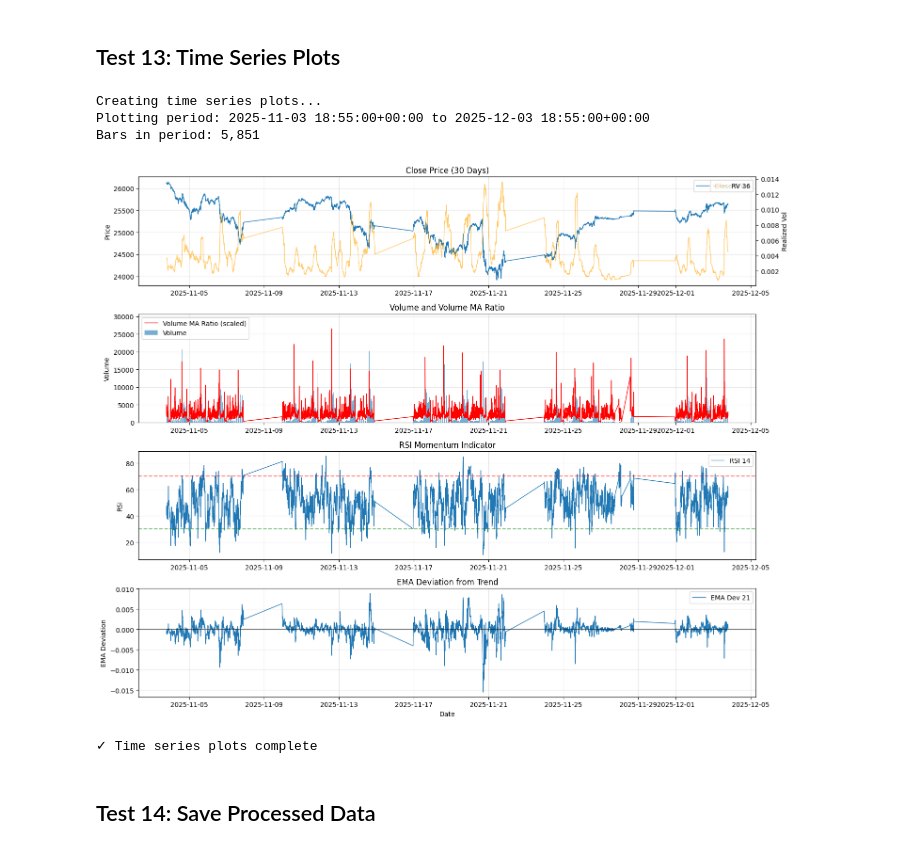
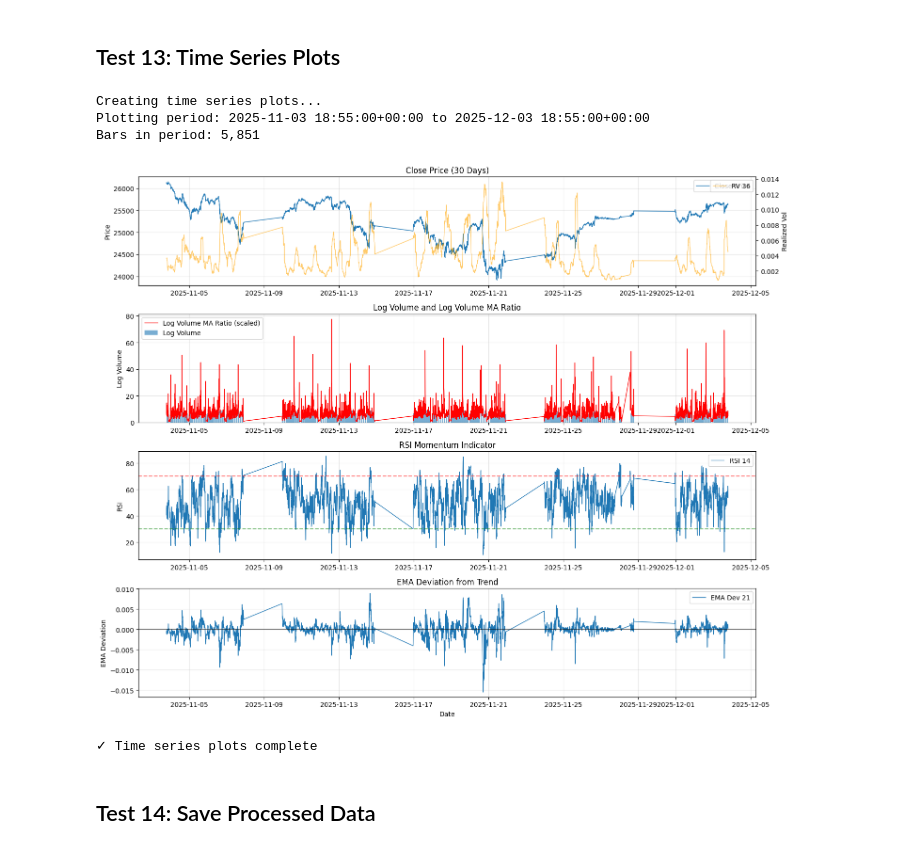
Before and after one commit to cjfortu/FuturesSL, a Jupyter notebook: notebooks/02_preprocessing.ipynb, the cells around one changed output. Saved outputs shown, nothing was run; the diff lists cells and outputs as text; code cells hidden in the pictures.

```diff
--- a/notebooks/02_preprocessing.ipynb
+++ b/notebooks/02_preprocessing.ipynb
@@ -455,44 +455,44 @@ ax1_twin.plot(df_recent.index, df_recent["rv_36"],
 ax1_twin.set_ylabel("Realized Vol", fontsize=10)
 ax1_twin.legend(loc="upper right")
 
-# Plot 2: Volume
-axes[1].bar(df_recent.index, df_recent["volume"],
-            width=0.003, alpha=0.6, label="Volume")
-axes[1].plot(df_recent.index, df_recent["volume_ma_ratio"] * df_recent["volume"].mean(),
-             label="Volume MA Ratio (scaled)", color="red", linewidth=1)
-axes[1].set_ylabel("Volume", fontsize=10)
-axes[1].set_title("Volume and Volume MA Ratio", fontsize=12)
+# Plot 2: Log Volume
+axes[1].bar(df_recent.index, df_recent["log_volume"],
+            width=0.003, alpha=0.6, label="Log Volume")
+axes[1].plot(df_recent.index, df_recent["volume_ma_ratio"] * df_recent["log_volume"].mean(),
+             label="Log Volume MA Ratio (scaled)", color="red", linewidth=1)
+axes[1].set_ylabel("Log Volume", fontsize=10)
+axes[1].set_title("Log Volume and Log Volume MA Ratio", fontsize=12)
 axes[1].legend()
 axes[1].grid(True, alpha=0.3)
 
 # Plot 3: Momentum indicators
 axes[2].plot(df_recent.index, df_recent["rsi_14"], label="RSI 14", linewidth=1)
 axes[2].axhline(70, color="red", linestyle="--", alpha=0.5)
 axes[2].axhline(30, color="green", linestyle="--", alpha=0.5)
 axes[2].set_ylabel("RSI", fontsize=10)
 axes[2].set_title("RSI Momentum Indicator", fontsize=12)
 axes[2].legend()
 axes[2].grid(True, alpha=0.3)
 
 # Plot 4: Trend indicators
 axes[3].plot(df_recent.index, df_recent["ema_dev_21"],
              label="EMA Dev 21", linewidth=1)
 axes[3].axhline(0, color="black", linestyle="-", alpha=0.5)
 axes[3].set_ylabel("EMA Deviation", fontsize=10)
 axes[3].set_title("EMA Deviation from Trend", fontsize=12)
 axes[3].set_xlabel("Date", fontsize=10)
 axes[3].legend()
 axes[3].grid(True, alpha=0.3)
 
 plt.tight_layout()
 plt.show()
 
 print("✓ Time series plots complete")
 # %% [output]
 Creating time series plots...
 Plotting period: 2025-11-03 18:55:00+00:00 to 2025-12-03 18:55:00+00:00
 Bars in period: 5,851
-[figure, old version]
+[figure, new version]
 ✓ Time series plots complete
 # %% [markdown]
 ## Test 14: Save Processed Data
```
Also changed, not shown: parts of 7 cells of this notebook, 6 other files.
